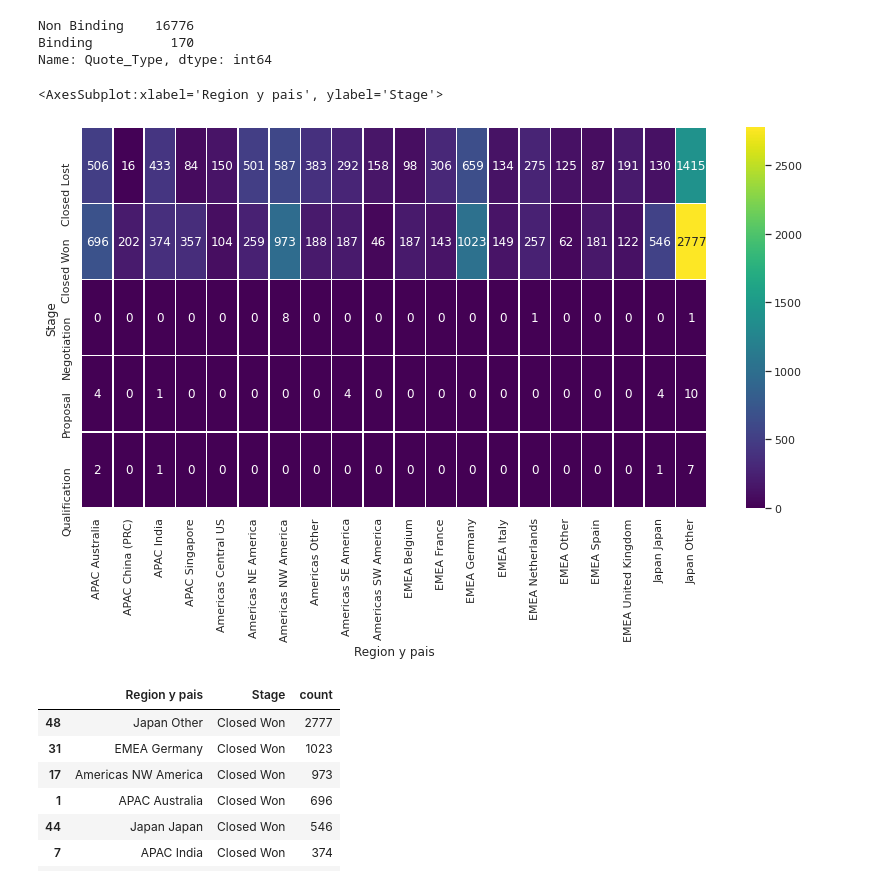
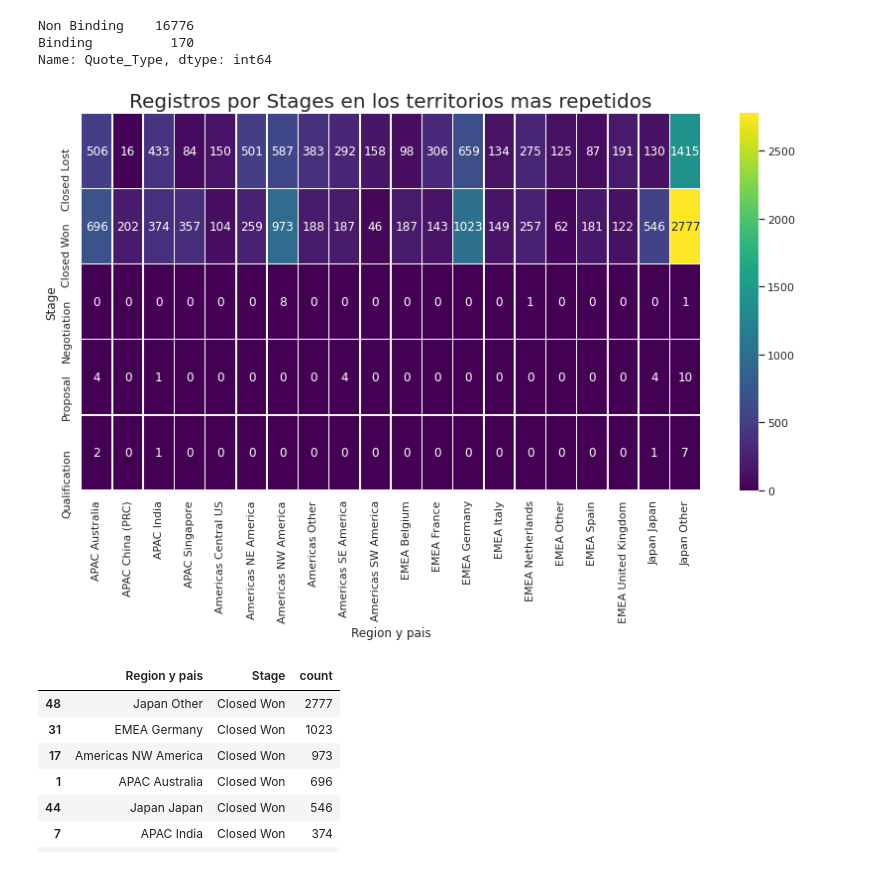
Before and after one commit to nazar9318/datos-TP1-Pandas-2c2020, a Jupyter notebook: notebooks/notebook_Lucas.ipynb, the cells around one changed output. Saved outputs shown, nothing was run; the diff lists cells and outputs as text; code cells hidden in the pictures.

```diff
--- a/notebooks/notebook_Lucas.ipynb
+++ b/notebooks/notebook_Lucas.ipynb
@@ -262,19 +263,20 @@ Name: Quote_Type, dtype: int64
 # %%
 #pais/region con mas ventas
 dataset.loc[dataset['Territory'] == 'None', 'Territory'] = 'Other'
 
 dataset['Region y pais'] = dataset['Region'] + ' ' + dataset['Territory']
 lista_top_paises = dataset['Region y pais'].value_counts().head(20).index.tolist()
 
 top_paises = dataset[dataset['Region y pais'].isin(lista_top_paises)]
 
 top_paises = top_paises.groupby(['Region y pais', 'Stage']).agg({'count' : 'count'}).reset_index()
 pivoted_top_paises = top_paises.pivot("Stage", "Region y pais", "count").fillna(0).astype(int)
 f, ax = mplt.subplots(figsize=(14, 7))
 sns.heatmap(pivoted_top_paises, annot=True, fmt="d",cmap='viridis', linewidths=.5, ax=ax)
+mplt.title("Registros por Stages en los territorios mas repetidos",fontsize=20)
+mplt.savefig('stages_por_region.png', bbox_inches = 'tight')
 # %% [output]
-<AxesSubplot:xlabel='Region y pais', ylabel='Stage'>
-[figure, old version]
+[figure, new version]
 # %%
 top_paises[top_paises['Stage'] == 'Closed Won'].nlargest(10, 'count')
 # %% [output]
```
Also changed, not shown: parts of 35 cells of this notebook.
